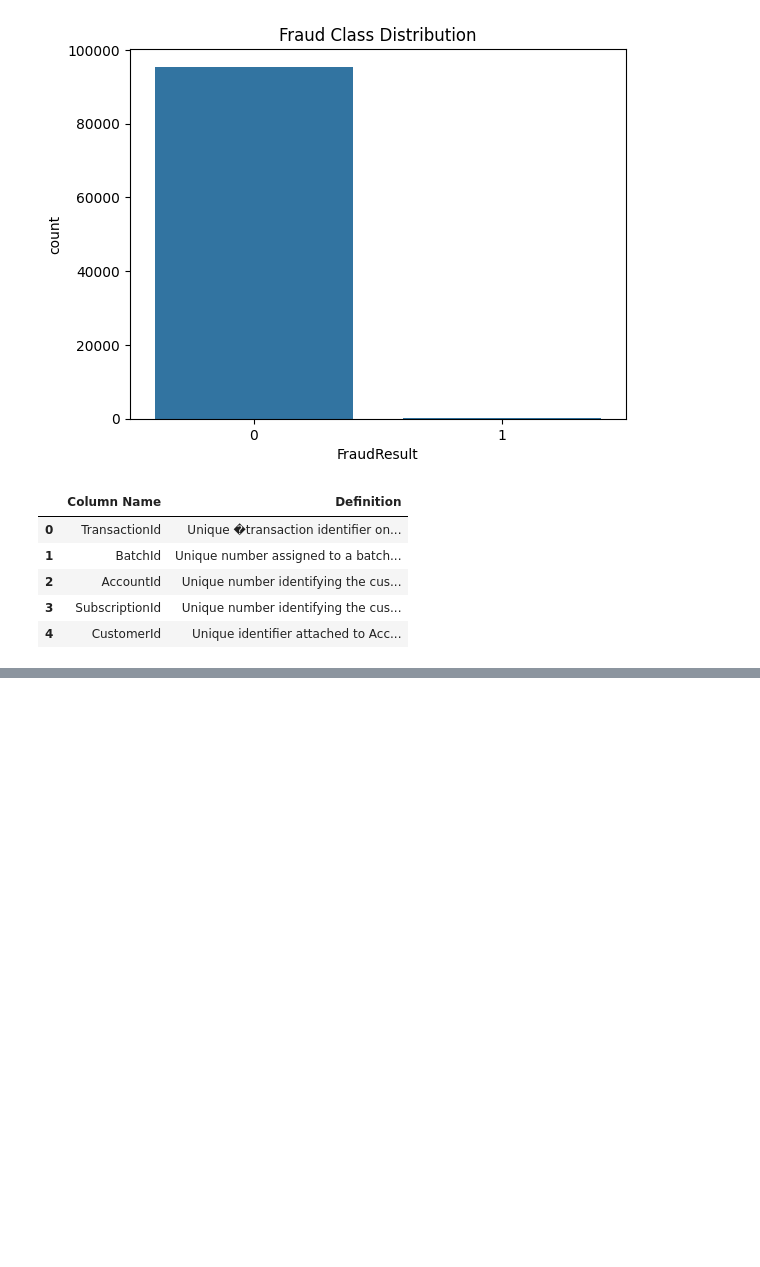
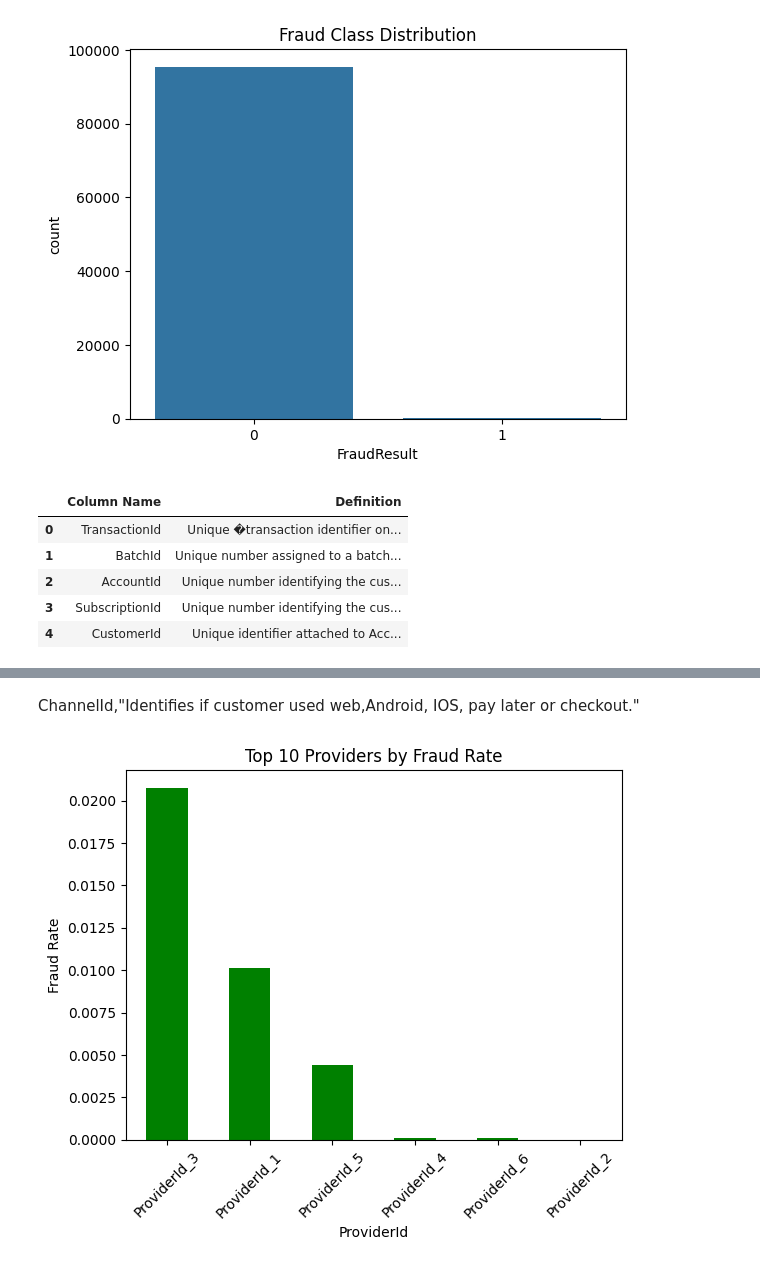
Before and after one commit to MugoDom/xente-fraud-detection-challenge, a Jupyter notebook: notebooks/01_data_exploration.ipynb, the cells around one changed output, grey strips where cells are left out. Saved outputs shown, nothing was run; the diff lists cells and outputs as text; code cells hidden in the pictures; blank space fills up the shorter version.

```diff
--- a/notebooks/01_data_exploration.ipynb
+++ b/notebooks/01_data_exploration.ipynb
@@ -94,0 +159,11 @@ display(var_def.head())
+# %% [markdown]
+ChannelId,"Identifies if customer used web,Android, IOS, pay later or checkout."
+# %%
+fraud_by_provider = train.groupby("ProviderId")["FraudResult"].mean().sort_values(ascending=False).head(10)
+fraud_by_provider.plot(kind='bar', color='green')
+plt.title("Top 10 Providers by Fraud Rate")
+plt.ylabel("Fraud Rate")
+plt.xticks(rotation=45)
+plt.show()
+# %% [output]
+[figure, added]
```
Also changed, not shown: parts of 23 cells of this notebook.
